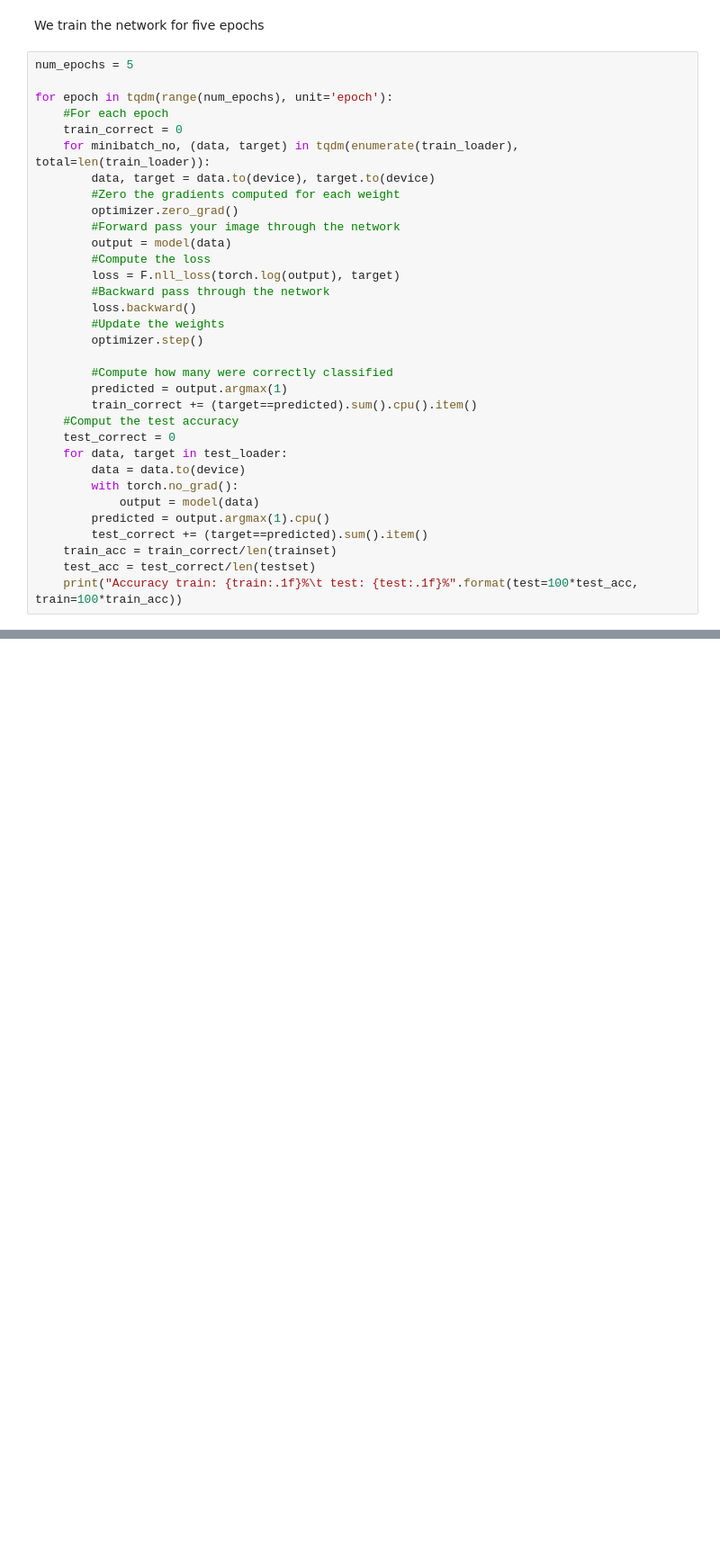
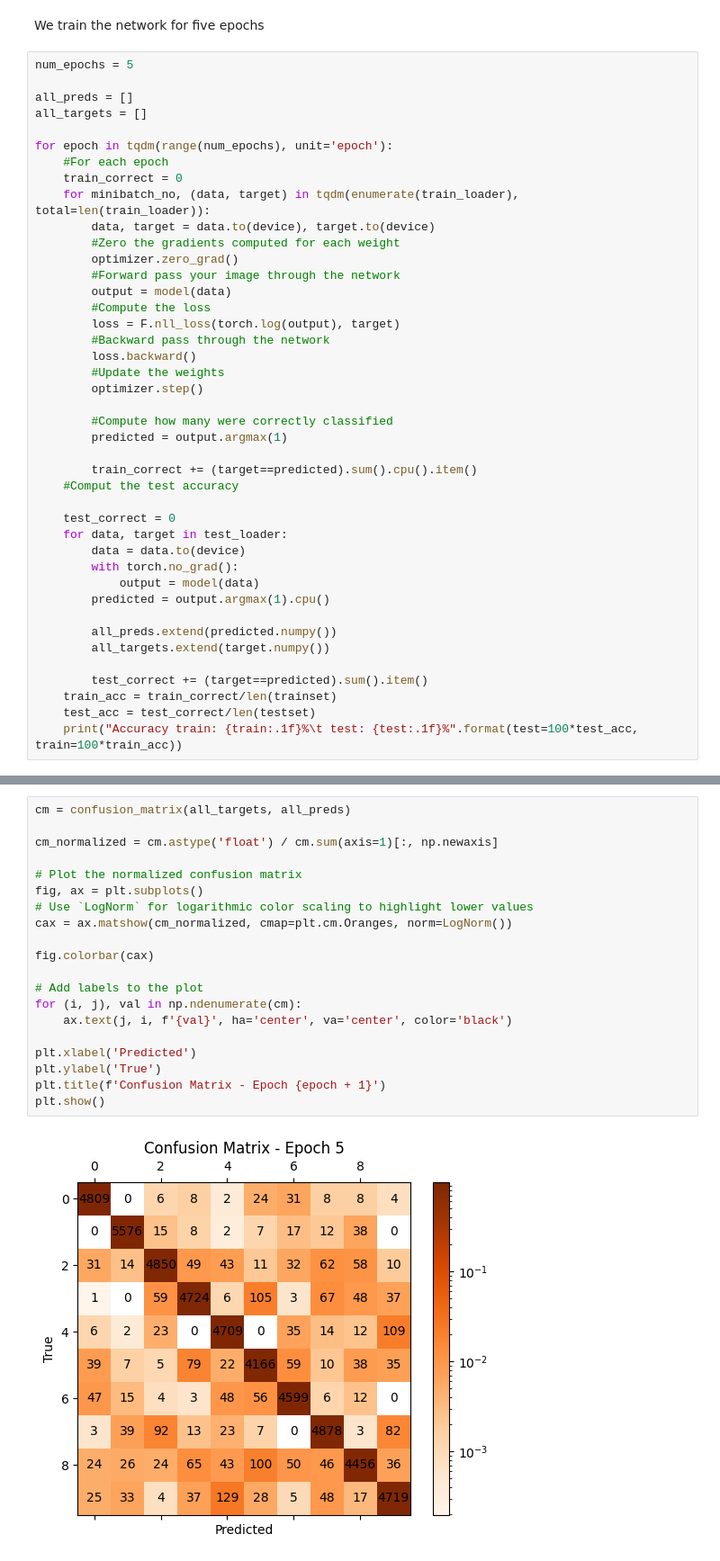
Before and after one commit to moskitoo/02516, a Jupyter notebook: IDLCV_Exercise_1_1_NNs.ipynb, the cells around one changed output, grey strips where cells are left out. Shown at 90% size. Cells and saved outputs as stored; diff of their text form; blank space fills up the shorter version.

Commit message:
confusion matrix added

```diff
--- a/IDLCV_Exercise_1_1_NNs.ipynb
+++ b/IDLCV_Exercise_1_1_NNs.ipynb
@@ -114,6 +85,9 @@ optimizer = torch.optim.SGD(model.parameters(), lr=0.1)
 We train the network for five epochs
 # %%
 num_epochs = 5
+
+all_preds = []
+all_targets = []
 
 for epoch in tqdm(range(num_epochs), unit='epoch'):
     #For each epoch
@@ -133,14 +107,20 @@ for epoch in tqdm(range(num_epochs), unit='epoch'):
 
         #Compute how many were correctly classified
         predicted = output.argmax(1)
+
         train_correct += (target==predicted).sum().cpu().item()
     #Comput the test accuracy
+
     test_correct = 0
     for data, target in test_loader:
         data = data.to(device)
         with torch.no_grad():
             output = model(data)
         predicted = output.argmax(1).cpu()
+
+        all_preds.extend(predicted.numpy())
+        all_targets.extend(target.numpy())
+
         test_correct += (target==predicted).sum().item()
     train_acc = train_correct/len(trainset)
     test_acc = test_correct/len(testset)
@@ -166,3 +146,25 @@ Try showing the classification output (probabilities) from the model alongside t
 * Which are classified correctly/incorrectly?
 * If it's incorrect, what is the second most likely class?
 * Do the misclassifications you see make sense? Why/why not?
+# %%
+cm = confusion_matrix(all_targets, all_preds)
+
+cm_normalized = cm.astype('float') / cm.sum(axis=1)[:, np.newaxis]
+
+# Plot the normalized confusion matrix
+fig, ax = plt.subplots()
+# Use `LogNorm` for logarithmic color scaling to highlight lower values
+cax = ax.matshow(cm_normalized, cmap=plt.cm.Oranges, norm=LogNorm())
+
+fig.colorbar(cax)
+
+# Add labels to the plot
+for (i, j), val in np.ndenumerate(cm):
+    ax.text(j, i, f'{val}', ha='center', va='center', color='black')
+
+plt.xlabel('Predicted')
+plt.ylabel('True')
+plt.title(f'Confusion Matrix - Epoch {epoch + 1}')
+plt.show()
+# %% [output]
+[figure, added]
```
Also changed, not shown: parts of 4 cells of this notebook.
